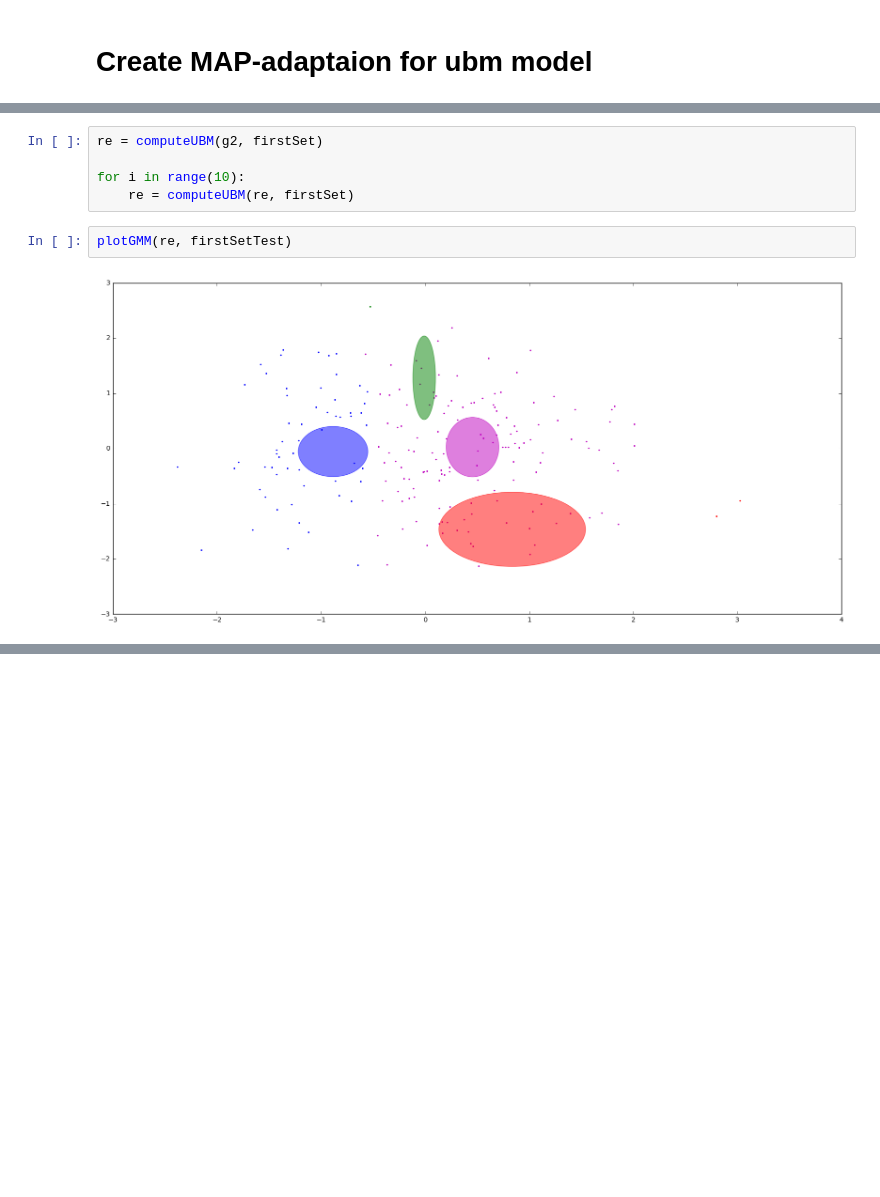
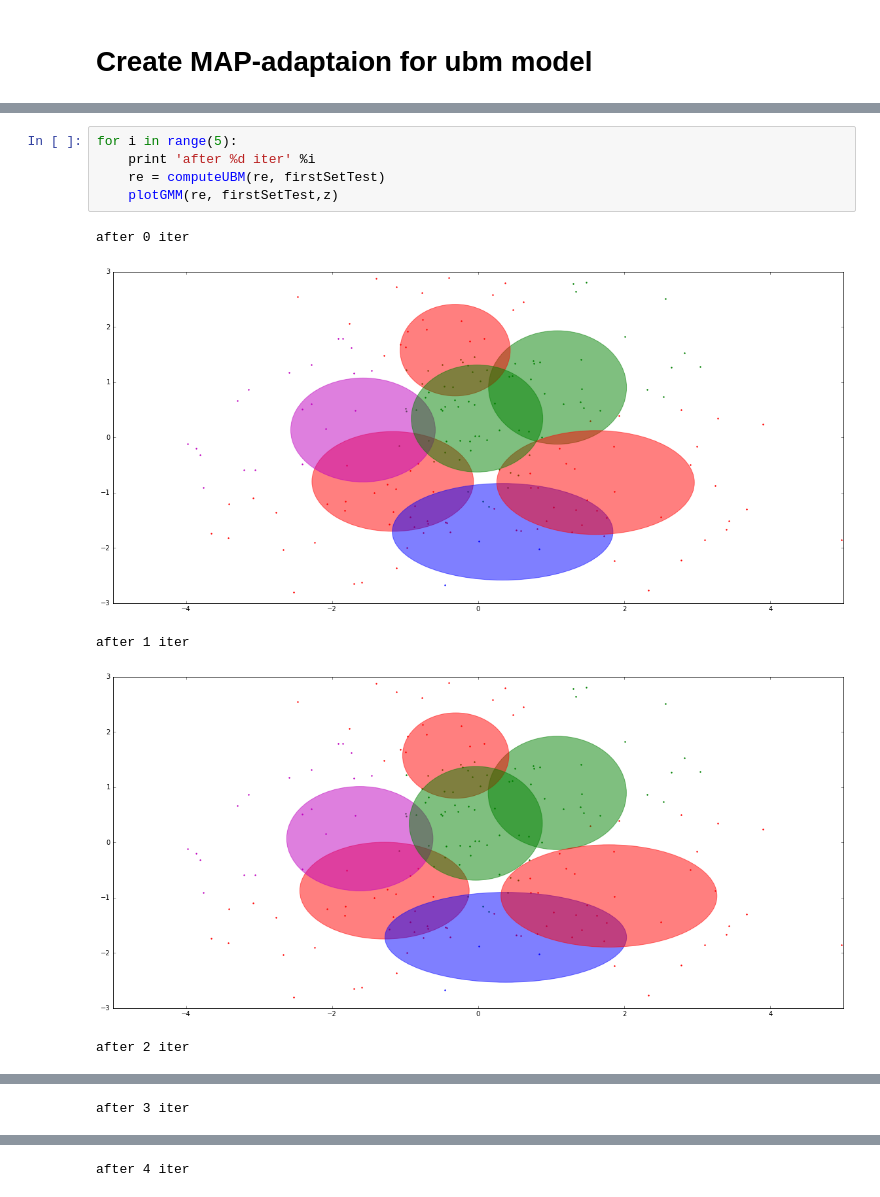
Before and after one commit to anotherotherme/voice_spoofing, a Jupyter notebook: GMM_UBM_approach/UBM learning.ipynb, the cells around one changed output, grey strips where cells are left out. Drawn from its saved outputs; the diff is of its cells as text; blank space fills up the shorter version.

```diff
--- a/GMM_UBM_approach/UBM learning.ipynb
+++ b/GMM_UBM_approach/UBM learning.ipynb
@@ -240,9 +206,11 @@ plotGMM(re, firstSetTest)
-# %%
-re = computeUBM(g2, firstSet)
-
-for i in range(10):
-    re = computeUBM(re, firstSet)
-# %%
-plotGMM(re, firstSetTest)
-# %% [output]
-[figure, removed]
+# %%
+for i in range(5):
+    print 'after %d iter' %i
+    re = computeUBM(re, firstSetTest)
+    plotGMM(re, firstSetTest,z)
+# %% [output]
+after 0 iter
+[figure, added]
+after 1 iter
+[figure, added]
+after 2 iter
@@ -248,0 +218 @@ plotGMM(re, firstSetTest)
+after 3 iter
@@ -248,0 +220 @@ plotGMM(re, firstSetTest)
+after 4 iter
```
Also changed, not shown: parts of 15 cells of this notebook.
